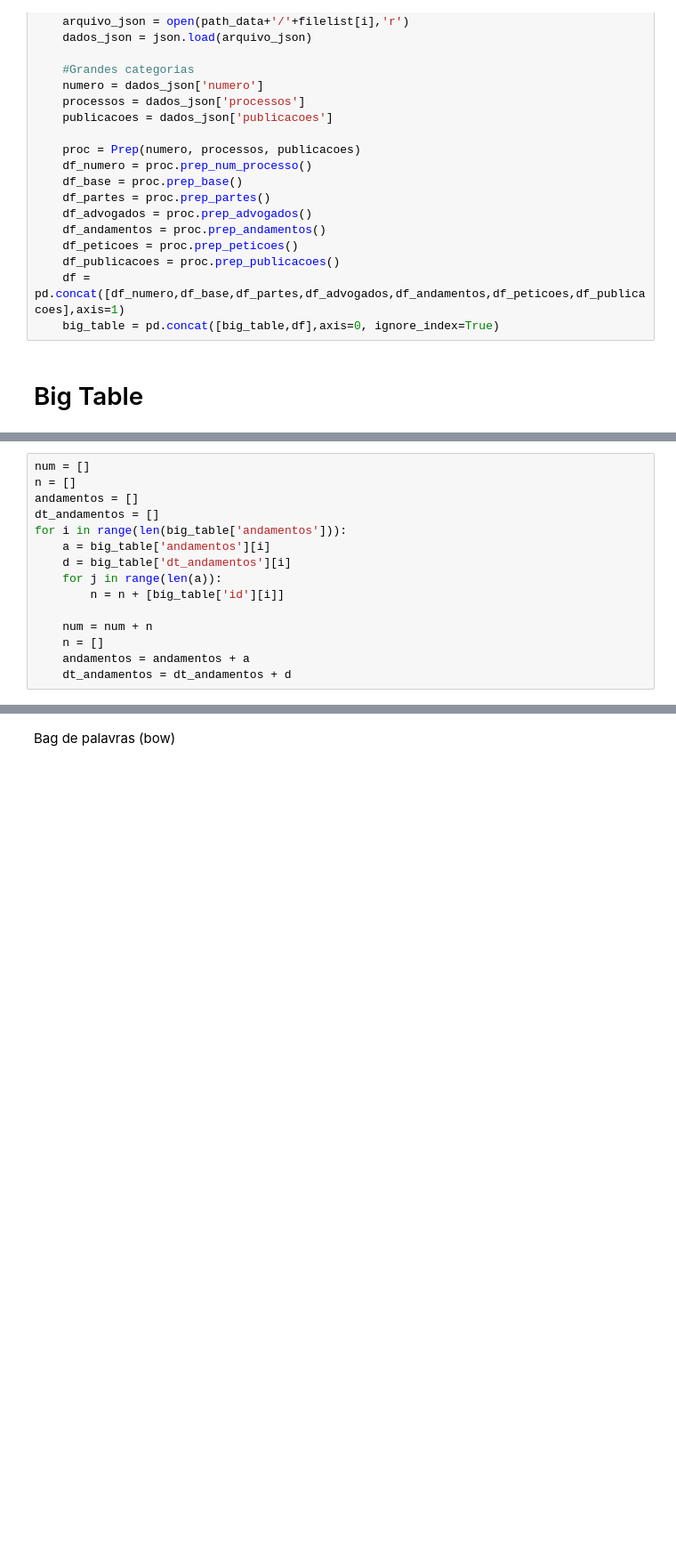
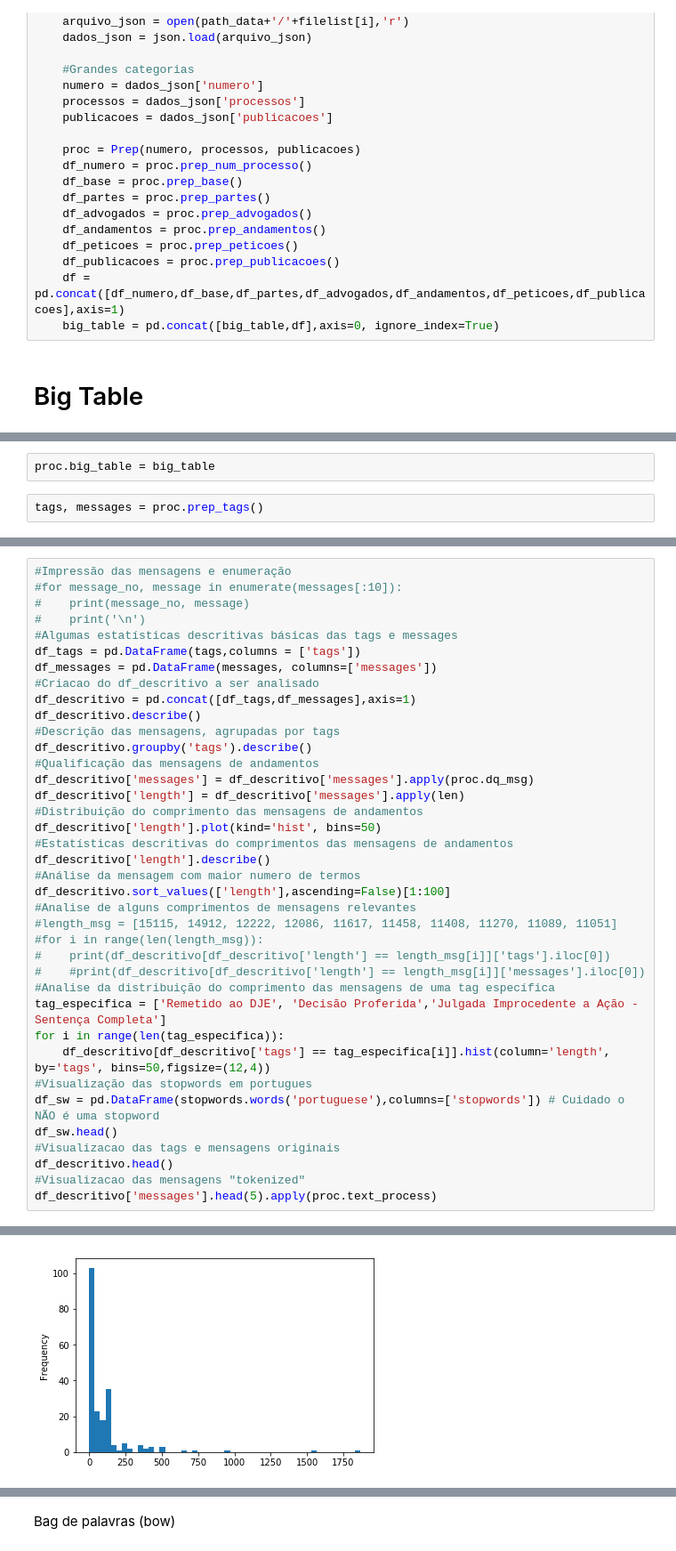
Before and after one commit to jmfaier/legal, a Jupyter notebook: main.ipynb, the cells around one changed output, grey strips where cells are left out. Shown: that part at 89% size. Saved outputs shown, nothing was run; the diff lists cells and outputs as text; blank space fills up the shorter version.

Commit message:
Analise das tags e messages

```diff
--- a/main.ipynb
+++ b/main.ipynb
@@ -256,15 +297,0 @@ big_table['id'][0]
-# %%
-num = []
-n = []
-andamentos = []
-dt_andamentos = []
-for i in range(len(big_table['andamentos'])):
-    a = big_table['andamentos'][i]
-    d = big_table['dt_andamentos'][i]
-    for j in range(len(a)):
-        n = n + [big_table['id'][i]]
-
-    num = num + n
-    n = []
-    andamentos = andamentos + a
-    dt_andamentos = dt_andamentos + d
@@ -535,0 +298,4 @@ df_descritivo.head()
+# %%
+proc.big_table = big_table
+# %%
+tags, messages = proc.prep_tags()
@@ -535,0 +304,39 @@ df_descritivo.head()
+# %%
+#Impressão das mensagens e enumeração
+#for message_no, message in enumerate(messages[:10]):
+#    print(message_no, message)
+#    print('\n')
+#Algumas estatísticas descritivas básicas das tags e messages
+df_tags = pd.DataFrame(tags,columns = ['tags'])
+df_messages = pd.DataFrame(messages, columns=['messages'])
+#Criacao do df_descritivo a ser analisado
+df_descritivo = pd.concat([df_tags,df_messages],axis=1)
+df_descritivo.describe()
+#Descrição das mensagens, agrupadas por tags
+df_descritivo.groupby('tags').describe()
+#Qualificação das mensagens de andamentos
+df_descritivo['messages'] = df_descritivo['messages'].apply(proc.dq_msg)
+df_descritivo['length'] = df_descritivo['messages'].apply(len)
+#Distribuição do comprimento das mensagens de andamentos
+df_descritivo['length'].plot(kind='hist', bins=50)
+#Estatísticas descritivas do comprimentos das mensagens de andamentos
+df_descritivo['length'].describe()
+#Análise da mensagem com maior numero de termos
+df_descritivo.sort_values(['length'],ascending=False)[1:100]
+#Analise de alguns comprimentos de mensagens relevantes
+#length_msg = [15115, 14912, 12222, 12086, 11617, 11458, 11408, 11270, 11089, 11051]
+#for i in range(len(length_msg)):
+#    print(df_descritivo[df_descritivo['length'] == length_msg[i]]['tags'].iloc[0])
+#    #print(df_descritivo[df_descritivo['length'] == length_msg[i]]['messages'].iloc[0])
+#Analise da distribuição do comprimento das mensagens de uma tag específica
+tag_especifica = ['Remetido ao DJE', 'Decisão Proferida','Julgada Improcedente a Ação - Sentença Completa']
+for i in range(len(tag_especifica)):
+    df_descritivo[df_descritivo['tags'] == tag_especifica[i]].hist(column='length', by='tags', bins=50,figsize=(12,4))
+#Visualização das stopwords em portugues
+df_sw = pd.DataFrame(stopwords.words('portuguese'),columns=['stopwords']) # Cuidado o NÃO é uma stopword
+df_sw.head()
+#Visualizacao das tags e mensagens originais
+df_descritivo.head()
+#Visualizacao das mensagens "tokenized"
+df_descritivo['messages'].head(5).apply(proc.text_process)
+# %% [output]
@@ -535,0 +349 @@ df_descritivo.head()
+[figure, added]
```
Also changed, not shown: parts of 80 cells of this notebook.
